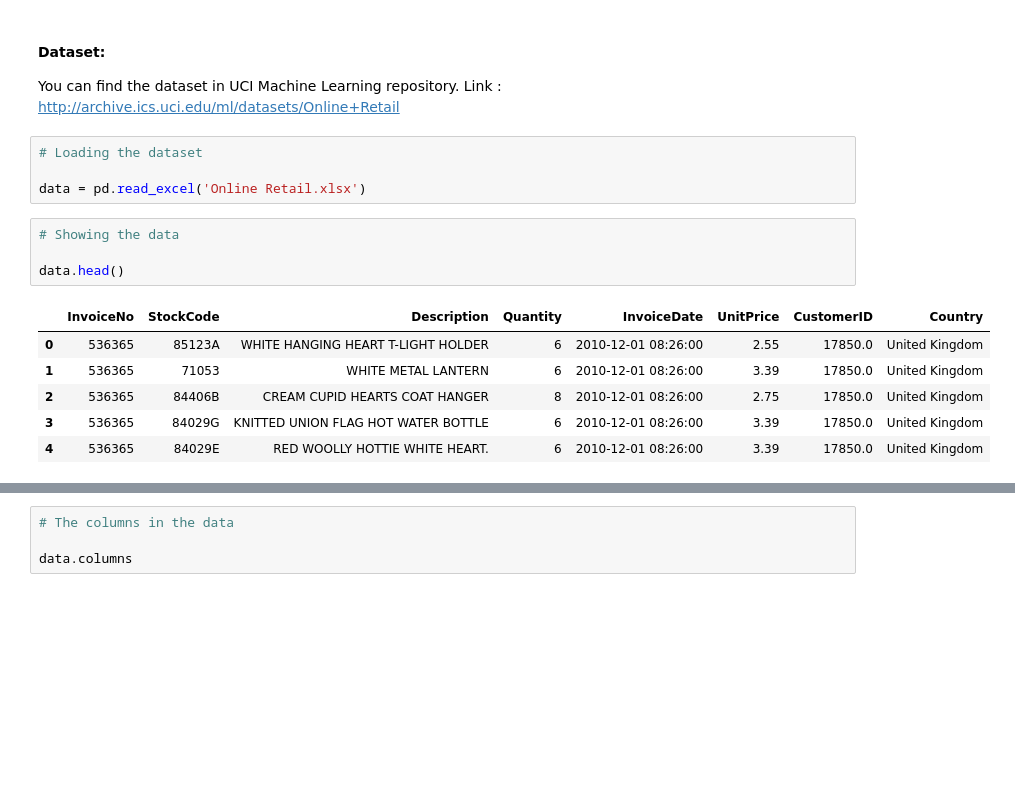
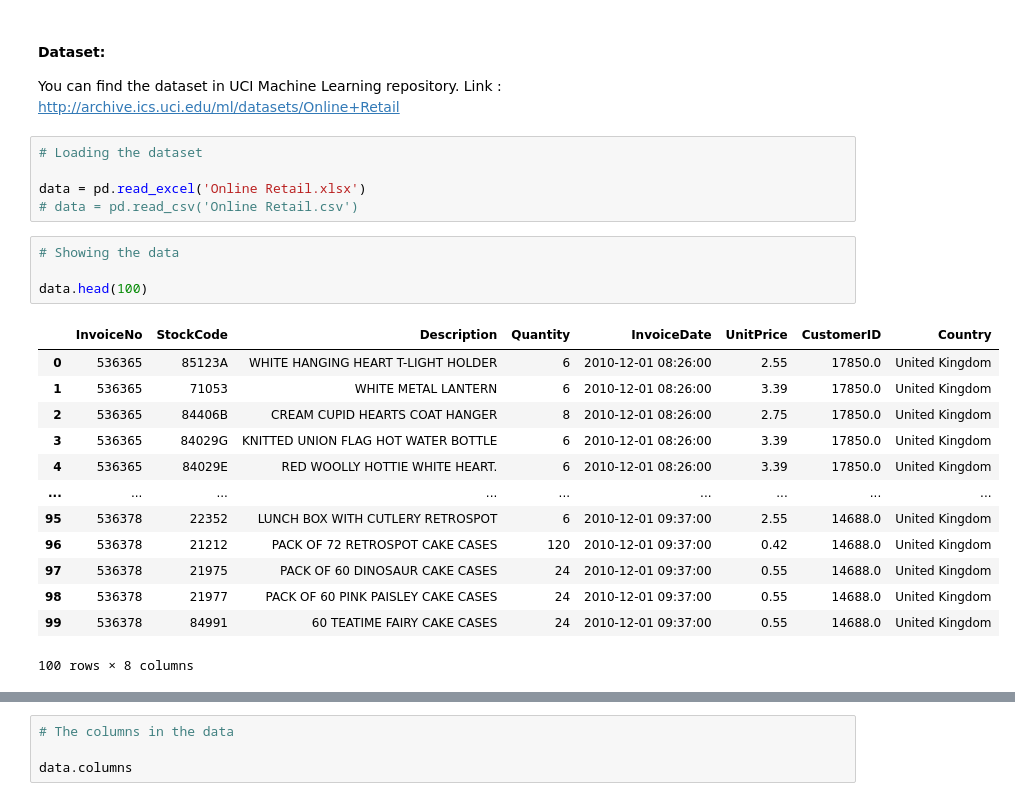
Before and after one commit to Manash-git/Market-Busket-Analysis-using-Association-Rule-Mining, a Jupyter notebook: Retails Shops Data/Analysis of Retails Shops data.ipynb, the cells around one changed output, grey strips where cells are left out. Cells and saved outputs as stored; diff of their text form; blank space fills up the shorter version.

```diff
--- a/Retails Shops Data/Analysis of Retails Shops data.ipynb
+++ b/Retails Shops Data/Analysis of Retails Shops data.ipynb
@@ -12,14 +12,22 @@ Link : http://archive.ics.uci.edu/ml/datasets/Online+Retail
 # Loading the dataset
 
 data = pd.read_excel('Online Retail.xlsx')
+# data = pd.read_csv('Online Retail.csv')
 # %%
 # Showing the data
 
-data.head()
+data.head(100)
 # %% [output]
 |  | InvoiceNo | StockCode | Description | Quantity | InvoiceDate | UnitPrice | CustomerID | Country |
 | 0 | 536365 | 85123A | WHITE HANGING HEART T-LIGHT HOLDER | 6 | 2010-12-01 08:26:00 | 2.55 | 17850.0 | United Kingdom |
 | 1 | 536365 | 71053 | WHITE METAL LANTERN | 6 | 2010-12-01 08:26:00 | 3.39 | 17850.0 | United Kingdom |
 | 2 | 536365 | 84406B | CREAM CUPID HEARTS COAT HANGER | 8 | 2010-12-01 08:26:00 | 2.75 | 17850.0 | United Kingdom |
 | 3 | 536365 | 84029G | KNITTED UNION FLAG HOT WATER BOTTLE | 6 | 2010-12-01 08:26:00 | 3.39 | 17850.0 | United Kingdom |
 | 4 | 536365 | 84029E | RED WOOLLY HOTTIE WHITE HEART. | 6 | 2010-12-01 08:26:00 | 3.39 | 17850.0 | United Kingdom |
+| ... | ... | ... | ... | ... | ... | ... | ... | ... |
+| 95 | 536378 | 22352 | LUNCH BOX WITH CUTLERY RETROSPOT | 6 | 2010-12-01 09:37:00 | 2.55 | 14688.0 | United Kingdom |
+| 96 | 536378 | 21212 | PACK OF 72 RETROSPOT CAKE CASES | 120 | 2010-12-01 09:37:00 | 0.42 | 14688.0 | United Kingdom |
+| 97 | 536378 | 21975 | PACK OF 60 DINOSAUR CAKE CASES | 24 | 2010-12-01 09:37:00 | 0.55 | 14688.0 | United Kingdom |
+| 98 | 536378 | 21977 | PACK OF 60 PINK PAISLEY CAKE CASES | 24 | 2010-12-01 09:37:00 | 0.55 | 14688.0 | United Kingdom |
+| 99 | 536378 | 84991 | 60 TEATIME FAIRY CAKE CASES | 24 | 2010-12-01 09:37:00 | 0.55 | 14688.0 | United Kingdom |
+100 rows × 8 columns
```
Also changed, not shown: parts of 12 cells of this notebook.
